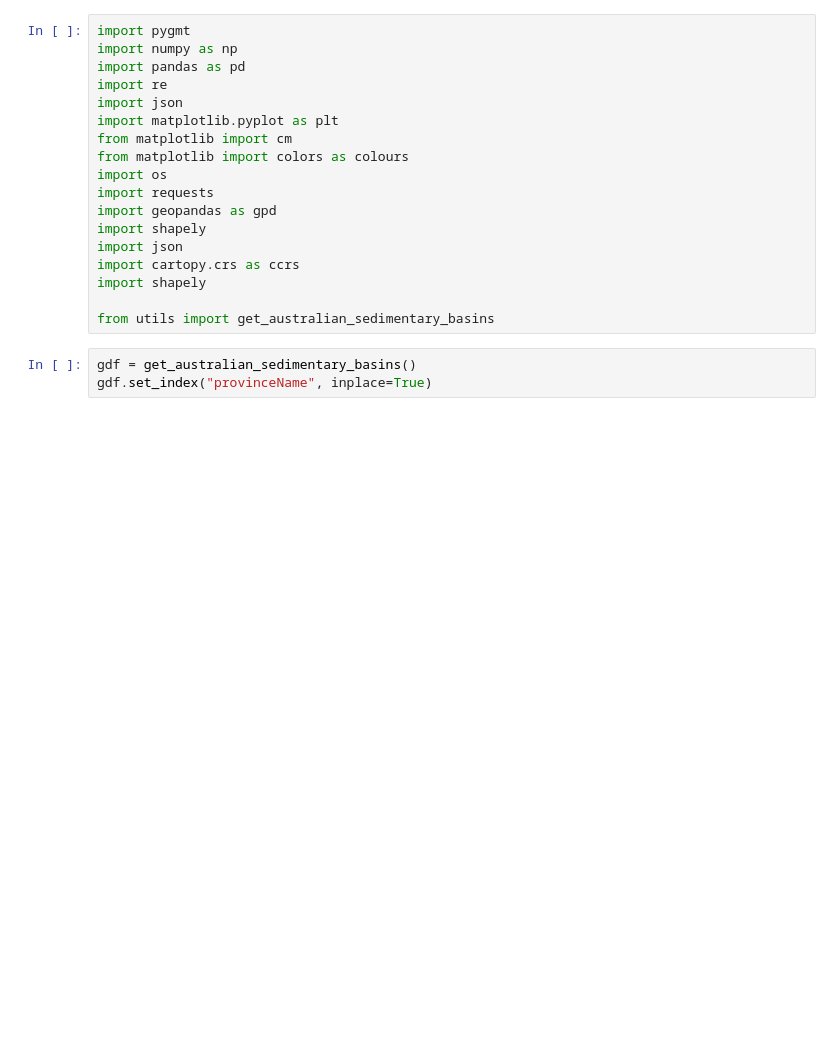
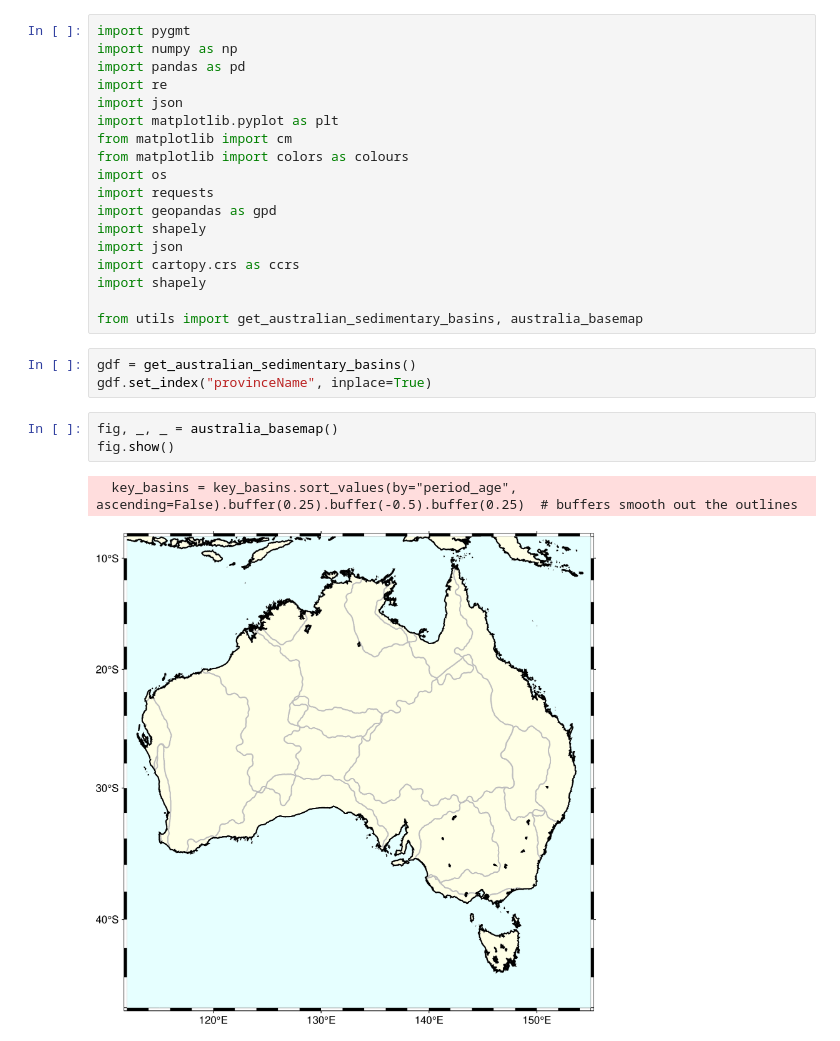
Before and after one commit to auggiemarignier/AusSedThick, a Jupyter notebook: aussedthickrf/australia.ipynb, the cells around one changed output. Drawn from its saved outputs; the diff is of its cells as text; blank space fills up the shorter version.

```diff
--- a/aussedthickrf/australia.ipynb
+++ b/aussedthickrf/australia.ipynb
@@ -15,8 +15,14 @@ import json
 import cartopy.crs as ccrs
 import shapely
 
-from utils import get_australian_sedimentary_basins
+from utils import get_australian_sedimentary_basins, australia_basemap
 # %%
 gdf = get_australian_sedimentary_basins()
 gdf.set_index("provinceName", inplace=True)
+# %%
+fig, _, _ = australia_basemap()
+fig.show()
+# %% [output]
+  key_basins = key_basins.sort_values(by="period_age", ascending=False).buffer(0.25).buffer(-0.5).buffer(0.25)  # buffers smooth out the outlines
+[figure, added]
 # %%
```
Also changed, not shown: parts of 1 cell of this notebook, 1 other file.
